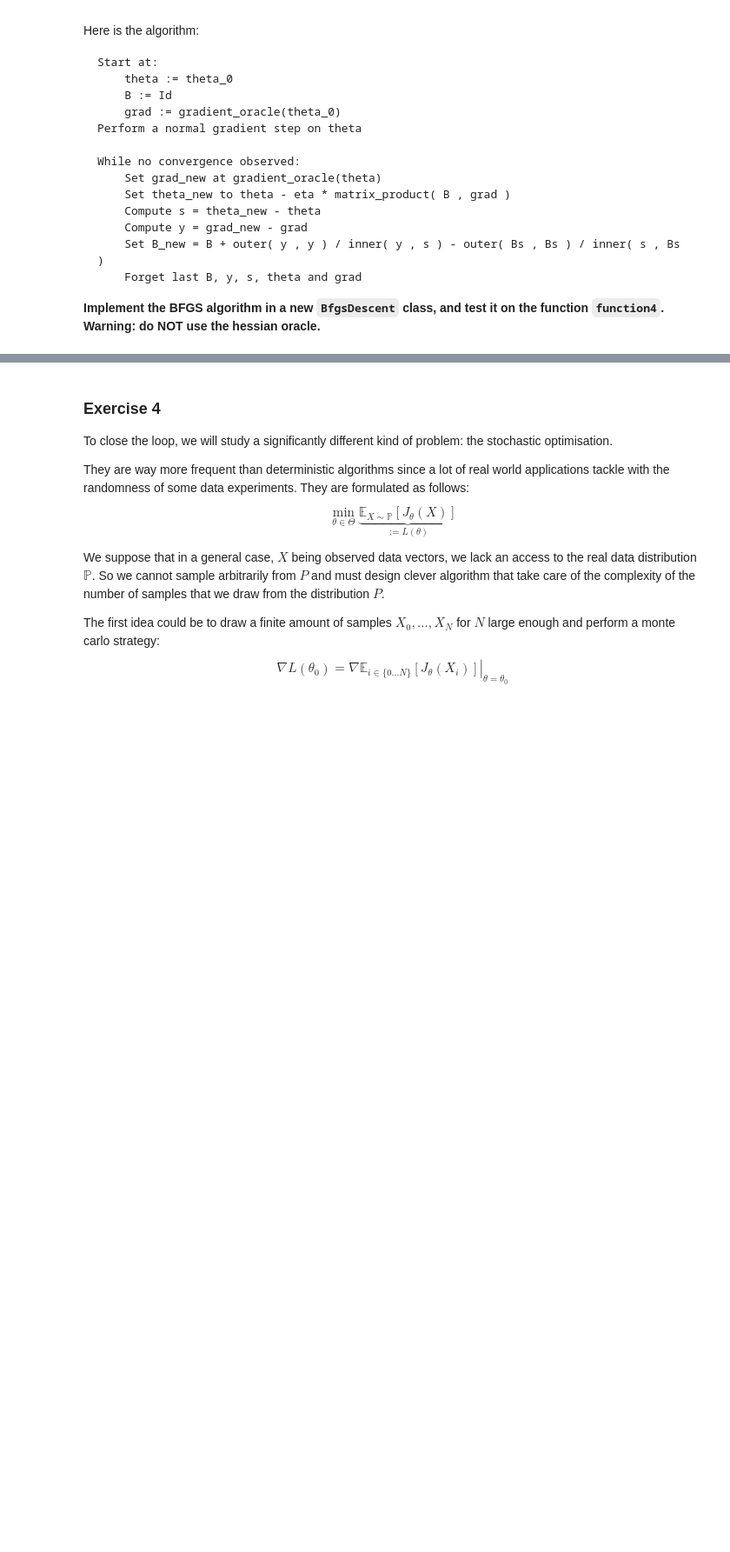
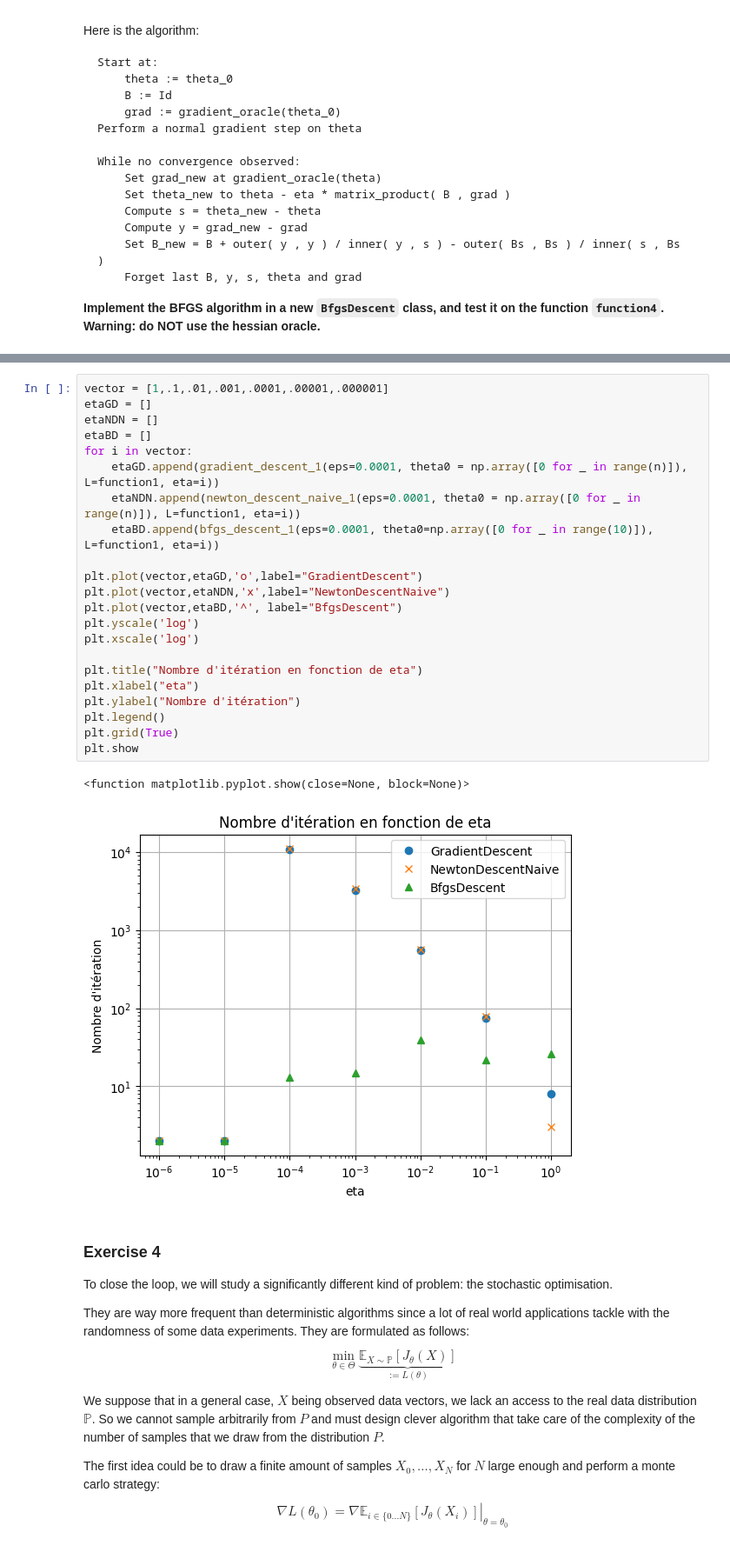
Before and after one commit to malnoe/Introduction-to-Python-for-Data-Sciences, a Jupyter notebook: projects/Group_1/Project_1.ipynb, the cells around one changed output, grey strips where cells are left out. Shown at 87% size. Drawn from its saved outputs; the diff is of its cells as text; blank space fills up the shorter version.

```diff
--- a/projects/Group_1/Project_1.ipynb
+++ b/projects/Group_1/Project_1.ipynb
@@ -238,3 +390,28 @@ array([-0.00357709, -0.00905956, -0.00768981,  0.00152305, -0.00486069,
+# %%
+vector = [1,.1,.01,.001,.0001,.00001,.000001]
+etaGD = []
+etaNDN = []
+etaBD = []
+for i in vector:
+    etaGD.append(gradient_descent_1(eps=0.0001, theta0 = np.array([0 for _ in range(n)]), L=function1, eta=i))
+    etaNDN.append(newton_descent_naive_1(eps=0.0001, theta0 = np.array([0 for _ in range(n)]), L=function1, eta=i))
+    etaBD.append(bfgs_descent_1(eps=0.0001, theta0=np.array([0 for _ in range(10)]), L=function1, eta=i))
+
+plt.plot(vector,etaGD,'o',label="GradientDescent")
+plt.plot(vector,etaNDN,'x',label="NewtonDescentNaive")
+plt.plot(vector,etaBD,'^', label="BfgsDescent")
+plt.yscale('log')
+plt.xscale('log')
+
+plt.title("Nombre d'itération en fonction de eta")
+plt.xlabel("eta")
+plt.ylabel("Nombre d'itération")
+plt.legend()
+plt.grid(True)
+plt.show
+# %% [output]
+<function matplotlib.pyplot.show(close=None, block=None)>
+[figure, added]
 # %% [markdown]
 ### Exercise 4
 
```
Also changed, not shown: parts of 46 cells of this notebook, 5 other files.
